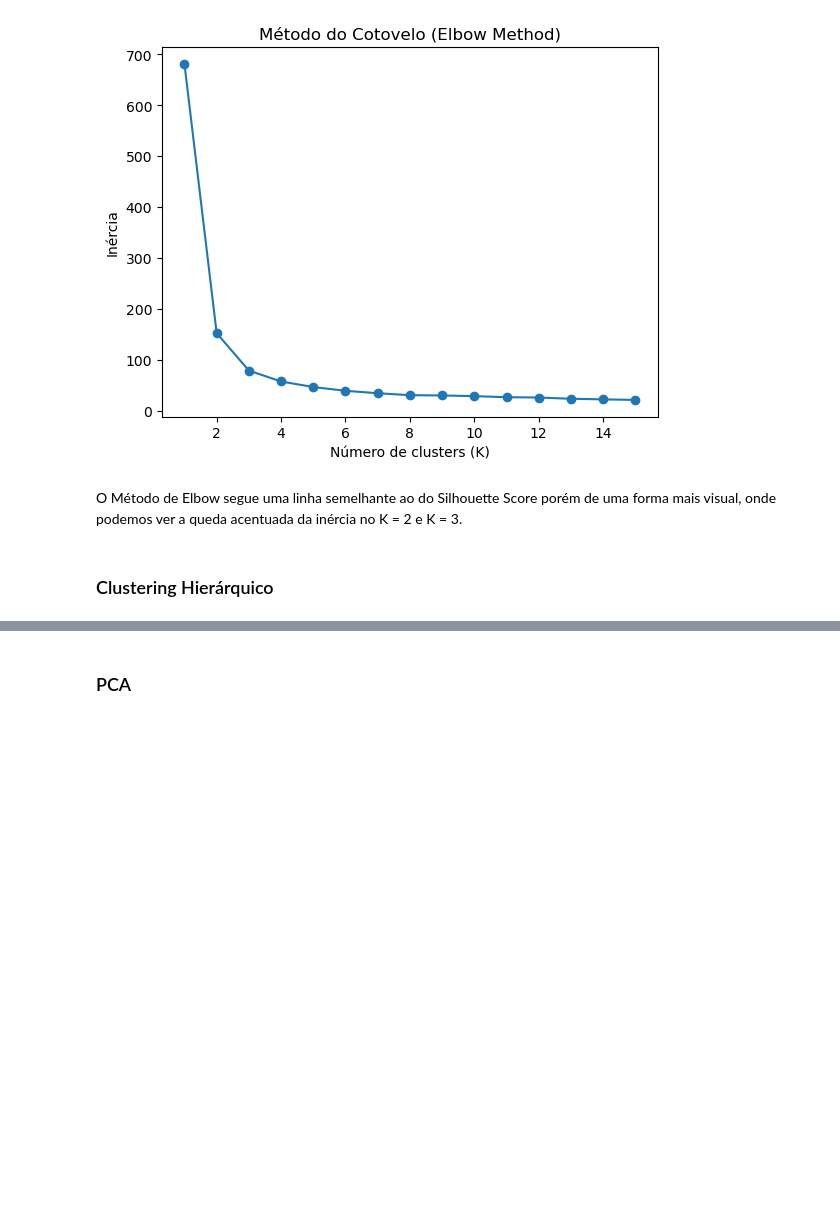
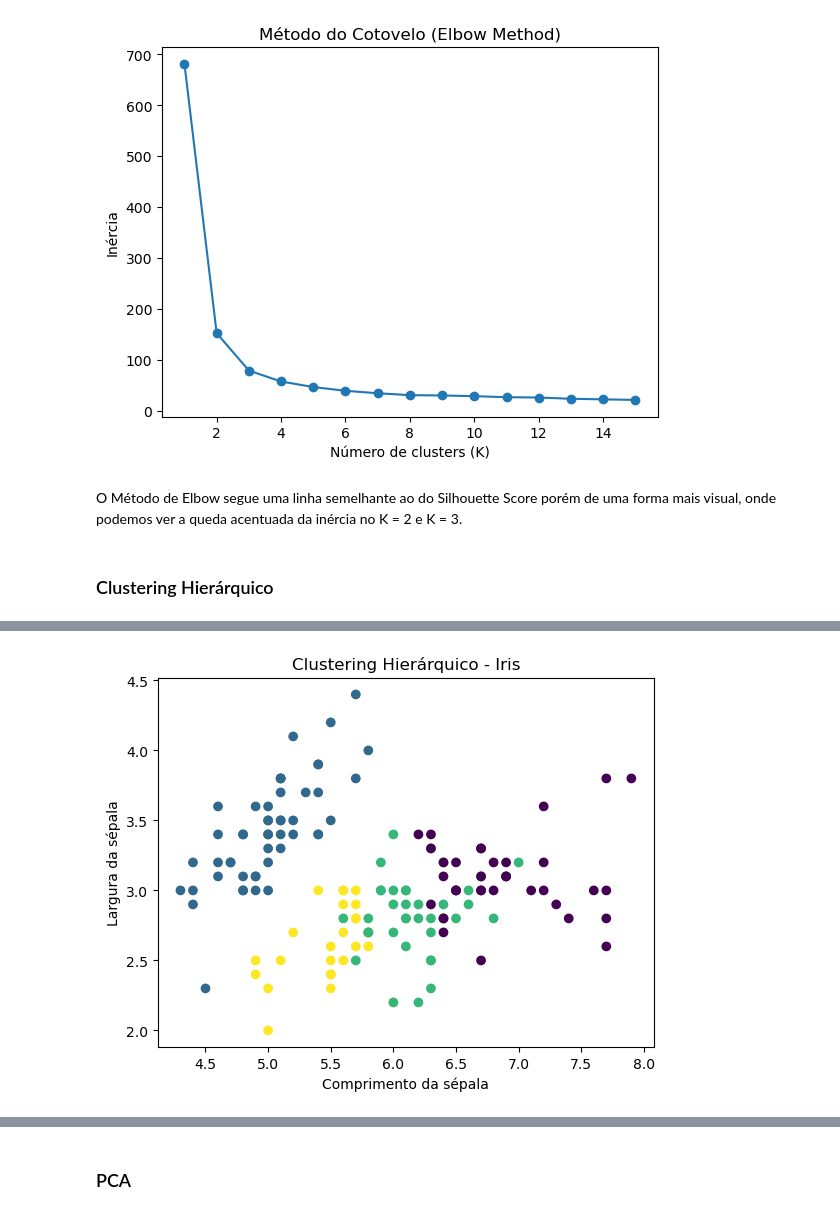
Before and after one commit to igoorferraz23/FundamentosMachineLearning, a Jupyter notebook: 04_modelos_nao_supervisionados.ipynb, the cells around one changed output, grey strips where cells are left out. Cells and saved outputs as stored; diff of their text form; code cells hidden in the pictures; blank space fills up the shorter version.

```diff
--- a/04_modelos_nao_supervisionados.ipynb
+++ b/04_modelos_nao_supervisionados.ipynb
@@ -138,2 +146,24 @@ O Método de Elbow segue uma linha semelhante ao do Silhouette Score porém de u
 # %%
-pass
+""" Treinamento do modelo Hierárquico """
+
+from sklearn.cluster import AgglomerativeClustering
+import matplotlib.pyplot as plt
+
+# criar o modelo
+modelo = AgglomerativeClustering(
+    distance_threshold=5.0, # distancia entre os pontos para considerar o aglomerado
+    n_clusters=None,
+    linkage='ward'
+)
+
+# treinar o modelo
+labels = modelo.fit_predict(X)
+
+# visualizar
+plt.scatter(X[:, 0], X[:, 1], c=labels)
+plt.xlabel("Comprimento da sépala")
+plt.ylabel("Largura da sépala")
+plt.title("Clustering Hierárquico - Iris")
+plt.show()
+# %% [output]
+[figure, added]
```
Also changed, not shown: parts of 21 cells of this notebook.
